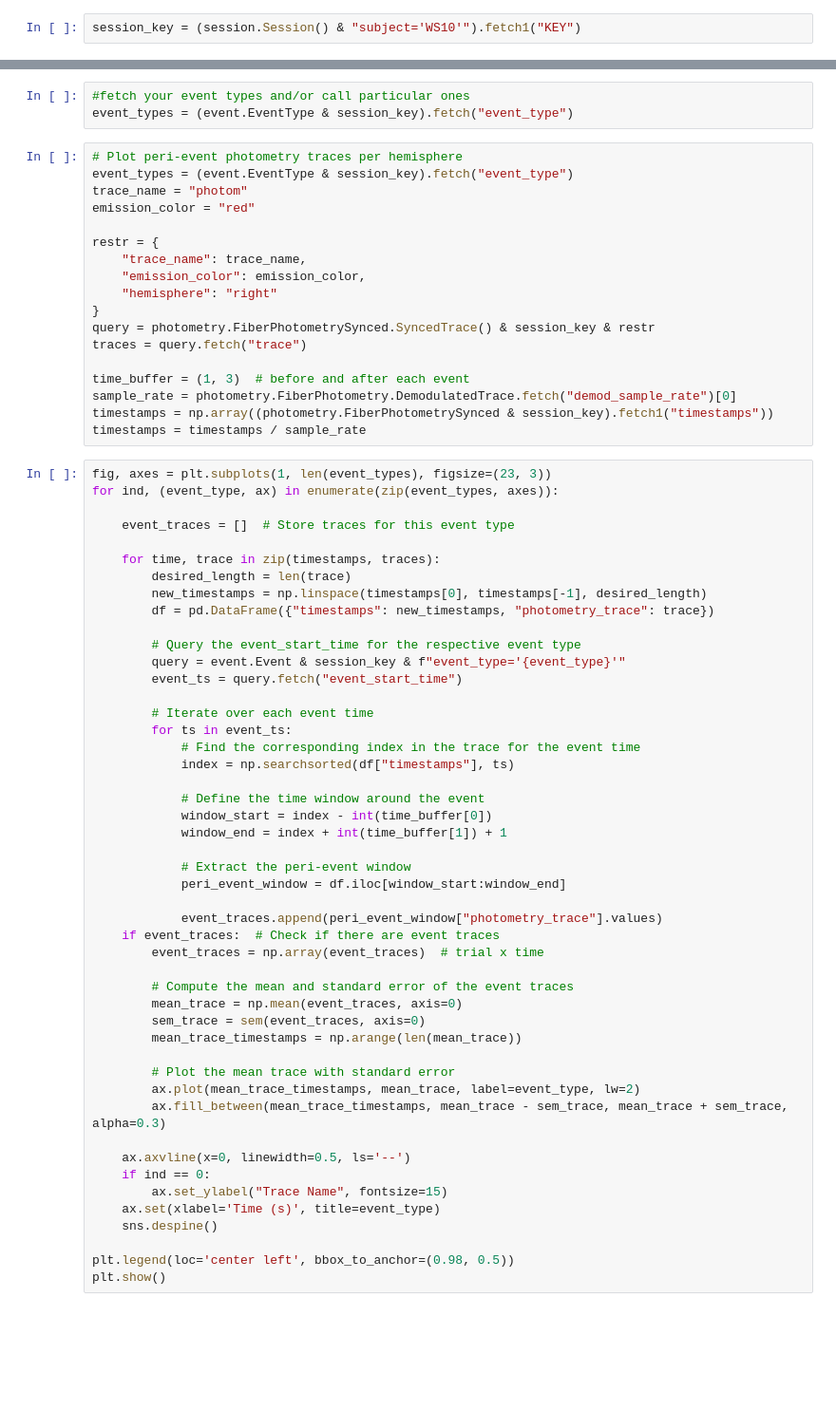
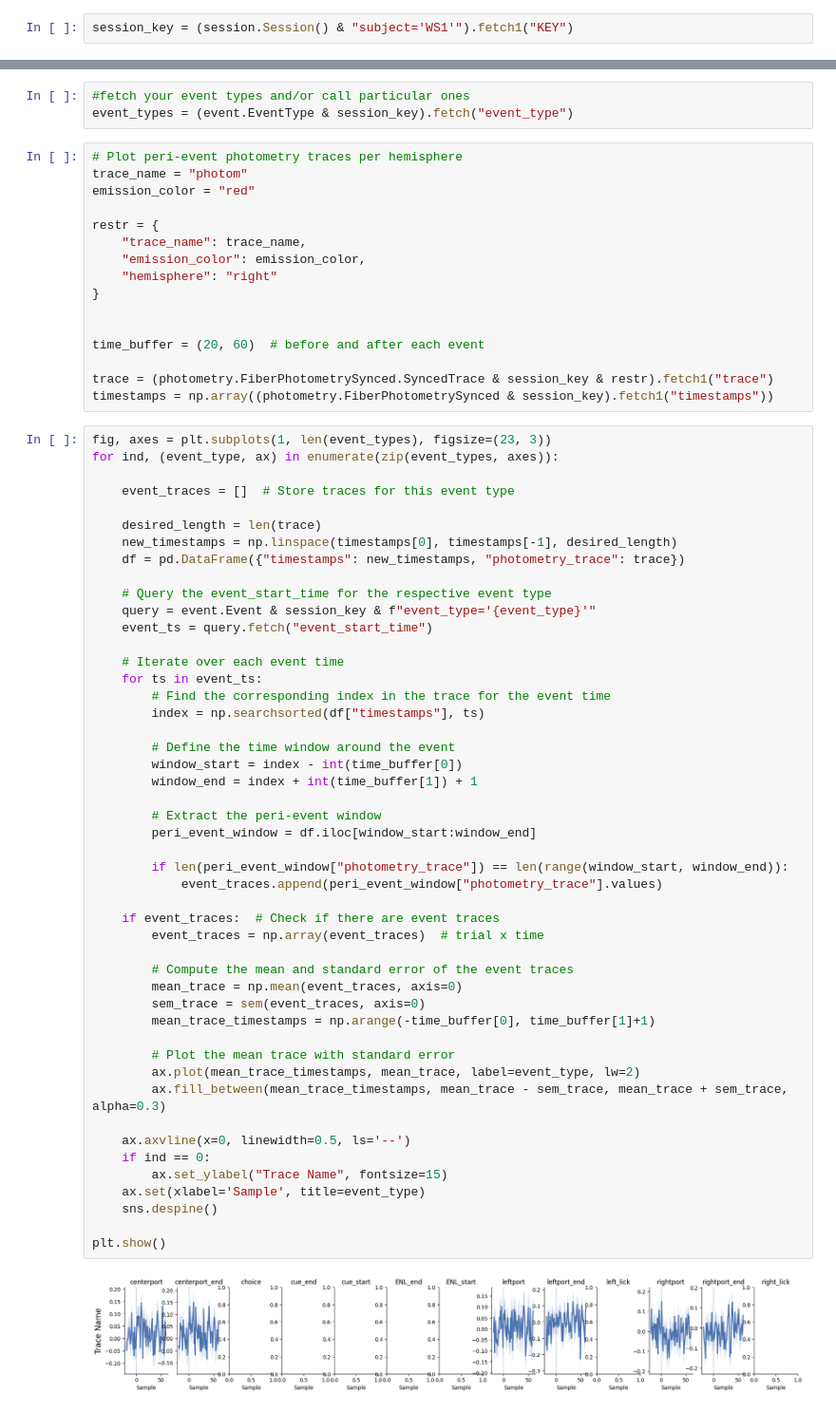
Before and after one commit to bernardosabatinilab/sabatini-datajoint-pipeline, a Jupyter notebook: notebooks/Photometry_and_Behavior.ipynb, the cells around one changed output, grey strips where cells are left out. Shown at 95% size. Drawn from its saved outputs; the diff is of its cells as text; blank space fills up the shorter version.

```diff
--- a/notebooks/Photometry_and_Behavior.ipynb
+++ b/notebooks/Photometry_and_Behavior.ipynb
@@ -57,5 +60,5 @@ session.SessionDirectory()
 # %% [markdown]
 ### For Photometry pipeline:
 # %%
-session_key = (session.Session() & "subject='WS10'").fetch1("KEY")
+session_key = (session.Session() & "subject='WS1'").fetch1("KEY")
 # %%
@@ -142,7 +206,6 @@ event.Event & session_key
 event_types = (event.EventType & session_key).fetch("event_type")
 # %%
 # Plot peri-event photometry traces per hemisphere
-event_types = (event.EventType & session_key).fetch("event_type")
 trace_name = "photom"
 emission_color = "red"
 
@@ -151,58 +214,59 @@ restr = {
     "emission_color": emission_color,
     "hemisphere": "right"
 }
-query = photometry.FiberPhotometrySynced.SyncedTrace() & session_key & restr
-traces = query.fetch("trace")
 
-time_buffer = (1, 3)  # before and after each event
-sample_rate = photometry.FiberPhotometry.DemodulatedTrace.fetch("demod_sample_rate")[0]
+
+time_buffer = (20, 60)  # before and after each event
+
+trace = (photometry.FiberPhotometrySynced.SyncedTrace & session_key & restr).fetch1("trace")
 timestamps = np.array((photometry.FiberPhotometrySynced & session_key).fetch1("timestamps"))
-timestamps = timestamps / sample_rate
 # %%
 fig, axes = plt.subplots(1, len(event_types), figsize=(23, 3))
 for ind, (event_type, ax) in enumerate(zip(event_types, axes)):
 
     event_traces = []  # Store traces for this event type
 
-    for time, trace in zip(timestamps, traces):
-        desired_length = len(trace)
-        new_timestamps = np.linspace(timestamps[0], timestamps[-1], desired_length)
-        df = pd.DataFrame({"timestamps": new_timestamps, "photometry_trace": trace})
+    desired_length = len(trace)
+    new_timestamps = np.linspace(timestamps[0], timestamps[-1], desired_length)
+    df = pd.DataFrame({"timestamps": new_timestamps, "photometry_trace": trace})
 
-        # Query the event_start_time for the respective event type
-        query = event.Event & session_key & f"event_type='{event_type}'"
-        event_ts = query.fetch("event_start_time")
+    # Query the event_start_time for the respective event type
+    query = event.Event & session_key & f"event_type='{event_type}'"
+    event_ts = query.fetch("event_start_time")
 
-        # Iterate over each event time
-        for ts in event_ts:
-            # Find the corresponding index in the trace for the event time
-            index = np.searchsorted(df["timestamps"], ts)
+    # Iterate over each event time
+    for ts in event_ts:
+        # Find the corresponding index in the trace for the event time
+        index = np.searchsorted(df["timestamps"], ts)
 
-            # Define the time window around the event
-            window_start = index - int(time_buffer[0])
-            window_end = index + int(time_buffer[1]) + 1
+        # Define the time window around the event
+        window_start = index - int(time_buffer[0])
+        window_end = index + int(time_buffer[1]) + 1
 
-            # Extract the peri-event window
-            peri_event_window = df.iloc[window_start:window_end]
+        # Extract the peri-event window
+        peri_event_window = df.iloc[window_start:window_end]
 
+        if len(peri_event_window["photometry_trace"]) == len(range(window_start, window_end)):
             event_traces.append(peri_event_window["photometry_trace"].values)
+
     if event_traces:  # Check if there are event traces
         event_traces = np.array(event_traces)  # trial x time
 
         # Compute the mean and standard error of the event traces
         mean_trace = np.mean(event_traces, axis=0)
         sem_trace = sem(event_traces, axis=0)
-        mean_trace_timestamps = np.arange(len(mean_trace))
+        mean_trace_timestamps = np.arange(-time_buffer[0], time_buffer[1]+1)
 
         # Plot the mean trace with standard error
         ax.plot(mean_trace_timestamps, mean_trace, label=event_type, lw=2)
         ax.fill_between(mean_trace_timestamps, mean_trace - sem_trace, mean_trace + sem_trace, alpha=0.3)
 
     ax.axvline(x=0, linewidth=0.5, ls='--')
     if ind == 0:
         ax.set_ylabel("Trace Name", fontsize=15)
-    ax.set(xlabel='Time (s)', title=event_type)
+    ax.set(xlabel='Sample', title=event_type)
     sns.despine()
 
-plt.legend(loc='center left', bbox_to_anchor=(0.98, 0.5))
 plt.show()
+# %% [output]
+[figure, added]
```
Also changed, not shown: parts of 12 cells of this notebook.
